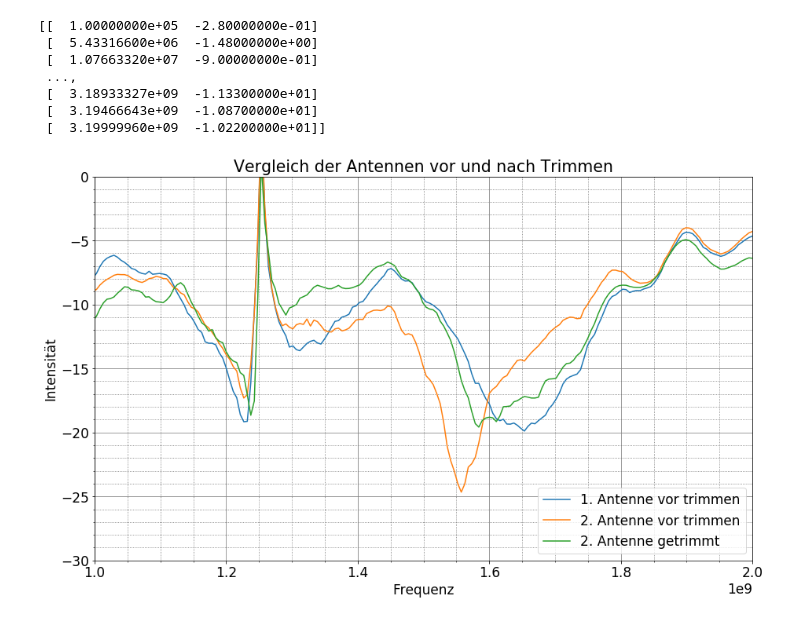
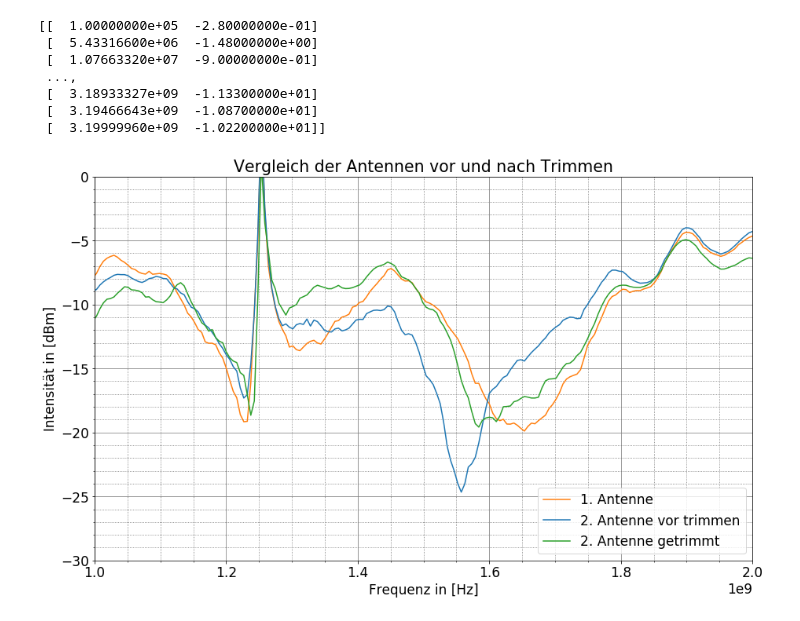
Before and after one commit to BigThonkers/AP2-Antenne, a Jupyter notebook: Bilder_und_Rohdaten/Projektpraktikum/CSV/Dipolantenne/traces/Untitled.ipynb, the cells around one changed output. Saved outputs shown, nothing was run; the diff lists cells and outputs as text; code cells hidden in the pictures.

```diff
--- a/Bilder_und_Rohdaten/Projektpraktikum/CSV/Dipolantenne/traces/Untitled.ipynb
+++ b/Bilder_und_Rohdaten/Projektpraktikum/CSV/Dipolantenne/traces/Untitled.ipynb
@@ -49,35 +49,35 @@ yantt2 = np.array(anttrimm2)[:,1]
 
 xantt  = np.array(anttrimm )[:,0]
 yantt  = np.array(anttrimm )[:,1]
 
 xant22 = np.array(ant22    )[:,0]
 yant22 = np.array(ant22    )[:,1]
 
 xant12 = np.array(ant12    )[:,0]
 yant12 = np.array(ant12    )[:,1]
 
 #plt.plot(xantt , yantt )
 
-plt.plot(xant12, yant12, label='1. Antenne vor trimmen')
-plt.plot(xant22, yant22, label='2. Antenne vor trimmen')
-plt.plot(xantt2, yantt2, label='2. Antenne getrimmt')
+plt.plot(xant12, yant12, color="#ff7f0e", label='1. Antenne')
+plt.plot(xant22, yant22, color="#1f77b4", label='2. Antenne vor trimmen')
+plt.plot(xantt2, yantt2, color="#2ca02c", label='2. Antenne getrimmt')
 
 plt.ylim([-30,0])
 plt.xlim([1e9,2e9])
 
 #plt.semilogy()
 
 plt.legend(loc=4)
 
 plt.minorticks_on()
 plt.grid(which='minor', linestyle=':', color='dimgray')
 plt.grid(color='gray')
 
 plt.xlabel('Frequenz in [Hz]')
-plt.ylabel('Intensität in [dB]')
+plt.ylabel('Intensität in [dBm]')
 
 plt.savefig(filename='Antennentrimmen.jpg')
 
 plt.show()
 # %% [output]
-[figure, old version]
+[figure, new version]
```
Also changed, not shown: 1 other file.
